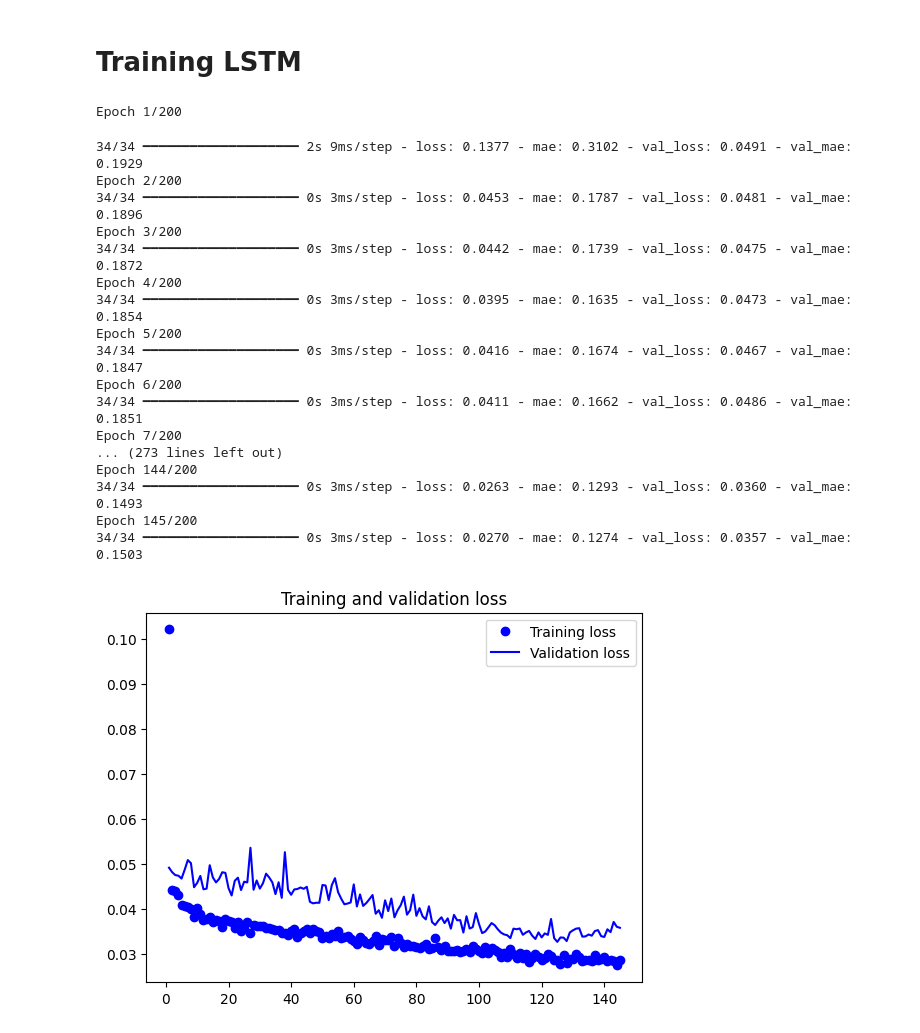
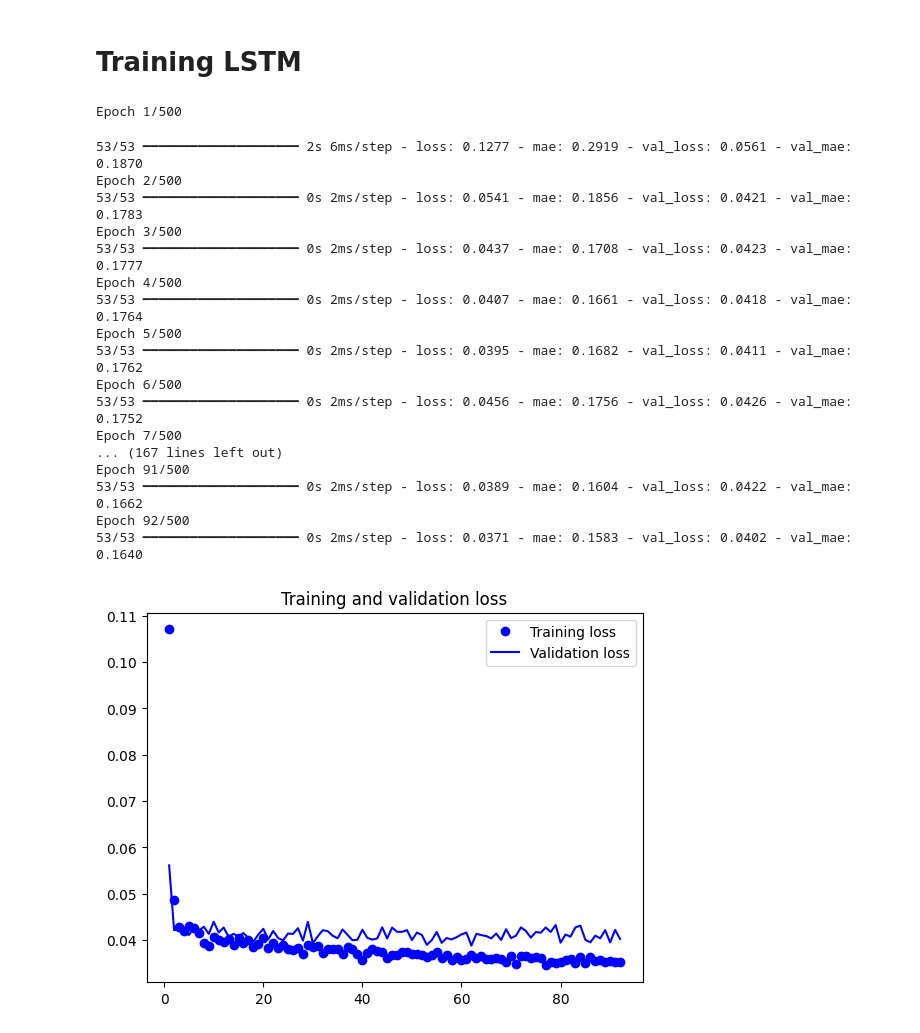
Before and after one commit to Wightwar/vs_challenge, a Jupyter notebook: vs_challenge.ipynb, the cells around one changed output. Drawn from its saved outputs; the diff is of its cells as text; code cells hidden in the pictures.

```diff
--- a/vs_challenge.ipynb
+++ b/vs_challenge.ipynb
@@ -145,58 +129,50 @@ y_train, y_test = y[:train_size], y[train_size:]
 # %% [markdown]
 # Training LSTM
 # %%
-stop_training = EarlyStopping(monitor='val_loss', patience=20)
+stop_training = EarlyStopping(monitor='val_loss', patience=30)
 
 model = Sequential([
     LSTM(64, return_sequences=True, input_shape=(x_train.shape[1], x_train.shape[2])),# TODO check parameters
-    Dropout(0.5),
-    LSTM(32, return_sequences=False),
-    Dropout(0.5),
+    Dropout(0.35),
+    LSTM(32,return_sequences=False),
+    Dropout(0.35),
     Dense(25, activation="relu"),
     Dense(1)
 ])
 
-model.compile(optimizer="adam", loss="mse", metrics=["mae"])
+optimizer = Adam(learning_rate=0.0003)
 
-history = model.fit(x_train, y_train, epochs=200, batch_size=12, validation_data=(x_test, y_test),
+model.compile(optimizer=optimizer, loss="mse", metrics=["mae"])
+
+history = model.fit(x_train, y_train, epochs=500, batch_size=8, validation_data=(x_test, y_test),
                     callbacks=[stop_training],
                     verbose=1)
 # %% [output]
-Epoch 1/200
+Epoch 1/500
-34/34 ━━━━━━━━━━━━━━━━━━━━ 2s 9ms/step - loss: 0.1377 - mae: 0.3102 - val_loss: 0.0491 - val_mae: 0.1929
-Epoch 2/200
-34/34 ━━━━━━━━━━━━━━━━━━━━ 0s 3ms/step - loss: 0.0453 - mae: 0.1787 - val_loss: 0.0481 - val_mae: 0.1896
-Epoch 3/200
-34/34 ━━━━━━━━━━━━━━━━━━━━ 0s 3ms/step - loss: 0.0442 - mae: 0.1739 - val_loss: 0.0475 - val_mae: 0.1872
-Epoch 4/200
-34/34 ━━━━━━━━━━━━━━━━━━━━ 0s 3ms/step - loss: 0.0395 - mae: 0.1635 - val_loss: 0.0473 - val_mae: 0.1854
-Epoch 5/200
-34/34 ━━━━━━━━━━━━━━━━━━━━ 0s 3ms/step - loss: 0.0416 - mae: 0.1674 - val_loss: 0.0467 - val_mae: 0.1847
-Epoch 6/200
-34/34 ━━━━━━━━━━━━━━━━━━━━ 0s 3ms/step - loss: 0.0411 - mae: 0.1662 - val_loss: 0.0486 - val_mae: 0.1851
-Epoch 7/200
-... (273 lines left out)
-Epoch 144/200
-34/34 ━━━━━━━━━━━━━━━━━━━━ 0s 3ms/step - loss: 0.0263 - mae: 0.1293 - val_loss: 0.0360 - val_mae: 0.1493
-Epoch 145/200
-34/34 ━━━━━━━━━━━━━━━━━━━━ 0s 3ms/step - loss: 0.0270 - mae: 0.1274 - val_loss: 0.0357 - val_mae: 0.1503
+53/53 ━━━━━━━━━━━━━━━━━━━━ 2s 6ms/step - loss: 0.1277 - mae: 0.2919 - val_loss: 0.0561 - val_mae: 0.1870
+Epoch 2/500
+53/53 ━━━━━━━━━━━━━━━━━━━━ 0s 2ms/step - loss: 0.0541 - mae: 0.1856 - val_loss: 0.0421 - val_mae: 0.1783
+Epoch 3/500
+53/53 ━━━━━━━━━━━━━━━━━━━━ 0s 2ms/step - loss: 0.0437 - mae: 0.1708 - val_loss: 0.0423 - val_mae: 0.1777
+Epoch 4/500
+53/53 ━━━━━━━━━━━━━━━━━━━━ 0s 2ms/step - loss: 0.0407 - mae: 0.1661 - val_loss: 0.0418 - val_mae: 0.1764
+Epoch 5/500
+53/53 ━━━━━━━━━━━━━━━━━━━━ 0s 2ms/step - loss: 0.0395 - mae: 0.1682 - val_loss: 0.0411 - val_mae: 0.1762
+Epoch 6/500
+53/53 ━━━━━━━━━━━━━━━━━━━━ 0s 2ms/step - loss: 0.0456 - mae: 0.1756 - val_loss: 0.0426 - val_mae: 0.1752
+Epoch 7/500
+... (167 lines left out)
+Epoch 91/500
+53/53 ━━━━━━━━━━━━━━━━━━━━ 0s 2ms/step - loss: 0.0389 - mae: 0.1604 - val_loss: 0.0422 - val_mae: 0.1662
+Epoch 92/500
+53/53 ━━━━━━━━━━━━━━━━━━━━ 0s 2ms/step - loss: 0.0371 - mae: 0.1583 - val_loss: 0.0402 - val_mae: 0.1640
-# %%
-training_loss = history.history['loss']
-validation_loss = history.history['val_loss']
-#mean_absolute_error = history.history['val_mae']
-
-epochs = range(1, len(training_loss) + 1)
-
-plt.plot(epochs, training_loss, 'bo', label='Training loss')
-plt.plot(epochs, validation_loss, 'b', label='Validation loss')
-plt.title('Training and validation loss')
-plt.legend()
-
-#plt.plot(epochs, mean_absolute_error, '--', label='Mean absolute error')
-
-plt.show()
-# %% [output]
-[figure, removed]
+# %%
+training_loss = history.history['loss']
+validation_loss = history.history['val_loss']
+
+plot_training_loss(training_loss, validation_loss)
+# %% [output]
+[figure, added]
 # %%
 y_pred = model.predict(x_test)
 
```
Also changed, not shown: parts of 9 cells of this notebook, 1 other file.
